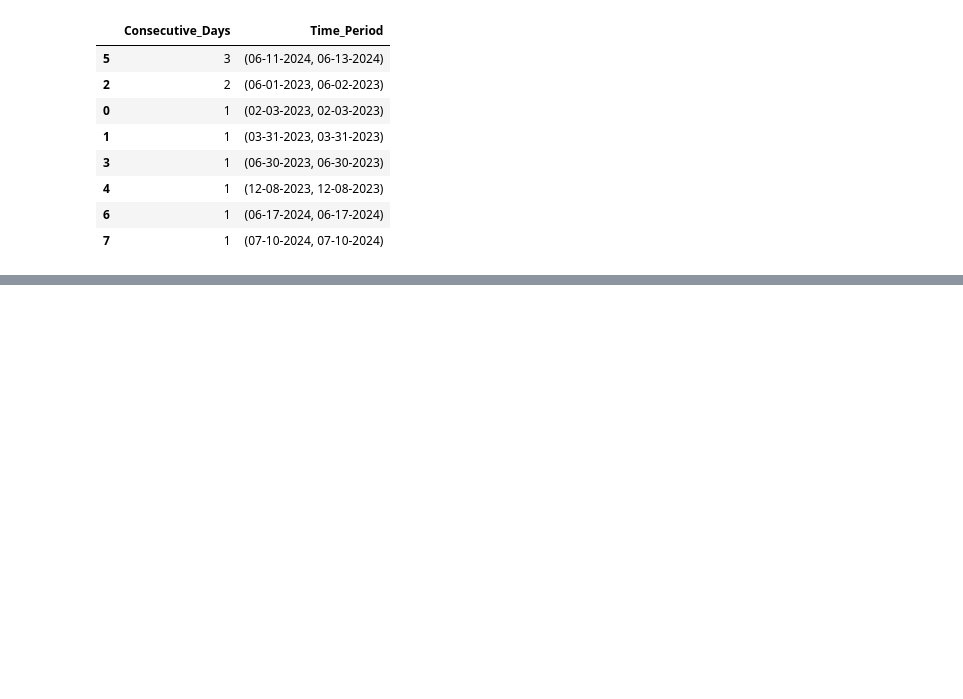
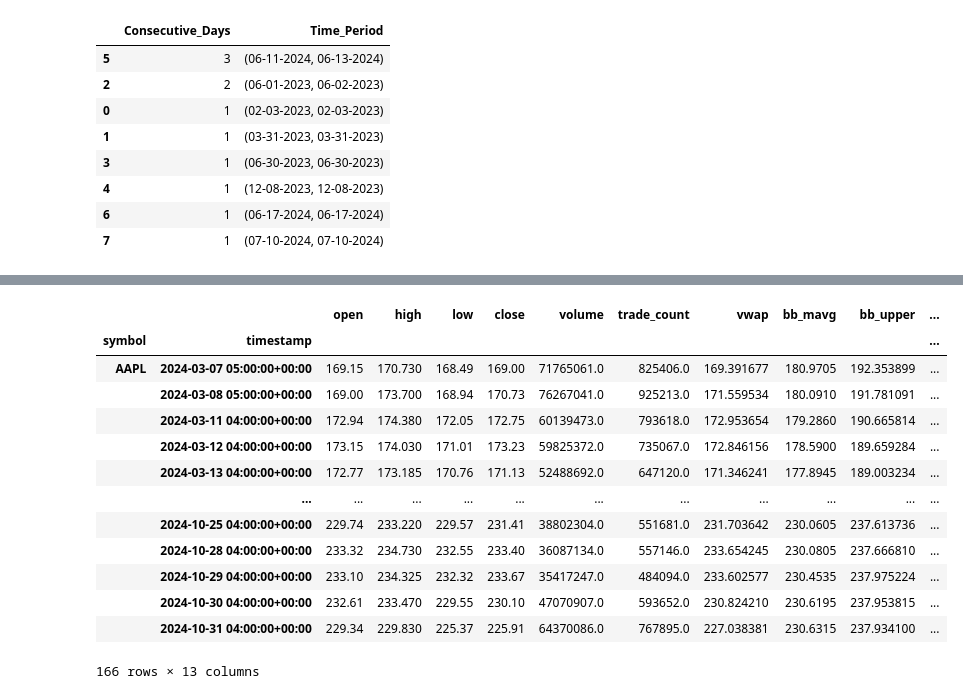
Before and after one commit to dylanclam12/financial-analysis_DCL, a Jupyter notebook: Module_1.ipynb, the cells around one changed output, grey strips where cells are left out. Cells and saved outputs as stored; diff of their text form; code cells hidden in the pictures; blank space fills up the shorter version.

```diff
--- a/Module_1.ipynb
+++ b/Module_1.ipynb
@@ -81,0 +89,20 @@ fa.id.short_identification(AAPL_df)
+# %%
+# Set entry date and pull data after that date
+entry_date = pd.Timestamp("03-07-2024", tz="UTC")
+entry_df = AAPL_df[AAPL_df.index.get_level_values("timestamp") > entry_date]
+entry_df
+# %% [output]
+|  |  | open | high | low | close | volume | trade_count | vwap | bb_mavg | bb_upper | ... |
+| symbol | timestamp |  |  |  |  |  |  |  |  |  | ... |
+| AAPL | 2024-03-07 05:00:00+00:00 | 169.15 | 170.730 | 168.49 | 169.00 | 71765061.0 | 825406.0 | 169.391677 | 180.9705 | 192.353899 | ... |
+|  | 2024-03-08 05:00:00+00:00 | 169.00 | 173.700 | 168.94 | 170.73 | 76267041.0 | 925213.0 | 171.559534 | 180.0910 | 191.781091 | ... |
+|  | 2024-03-11 04:00:00+00:00 | 172.94 | 174.380 | 172.05 | 172.75 | 60139473.0 | 793618.0 | 172.953654 | 179.2860 | 190.665814 | ... |
+|  | 2024-03-12 04:00:00+00:00 | 173.15 | 174.030 | 171.01 | 173.23 | 59825372.0 | 735067.0 | 172.846156 | 178.5900 | 189.659284 | ... |
+|  | 2024-03-13 04:00:00+00:00 | 172.77 | 173.185 | 170.76 | 171.13 | 52488692.0 | 647120.0 | 171.346241 | 177.8945 | 189.003234 | ... |
+|  | ... | ... | ... | ... | ... | ... | ... | ... | ... | ... | ... |
+|  | 2024-10-25 04:00:00+00:00 | 229.74 | 233.220 | 229.57 | 231.41 | 38802304.0 | 551681.0 | 231.703642 | 230.0605 | 237.613736 | ... |
+|  | 2024-10-28 04:00:00+00:00 | 233.32 | 234.730 | 232.55 | 233.40 | 36087134.0 | 557146.0 | 233.654245 | 230.0805 | 237.666810 | ... |
+|  | 2024-10-29 04:00:00+00:00 | 233.10 | 234.325 | 232.32 | 233.67 | 35417247.0 | 484094.0 | 233.602577 | 230.4535 | 237.975224 | ... |
+|  | 2024-10-30 04:00:00+00:00 | 232.61 | 233.470 | 229.55 | 230.10 | 47070907.0 | 593652.0 | 230.824210 | 230.6195 | 237.953815 | ... |
+|  | 2024-10-31 04:00:00+00:00 | 229.34 | 229.830 | 225.37 | 225.91 | 64370086.0 | 767895.0 | 227.038381 | 230.6315 | 237.934100 | ... |
+166 rows × 13 columns
```
Also changed, not shown: parts of 6 cells of this notebook, 2 other files.
